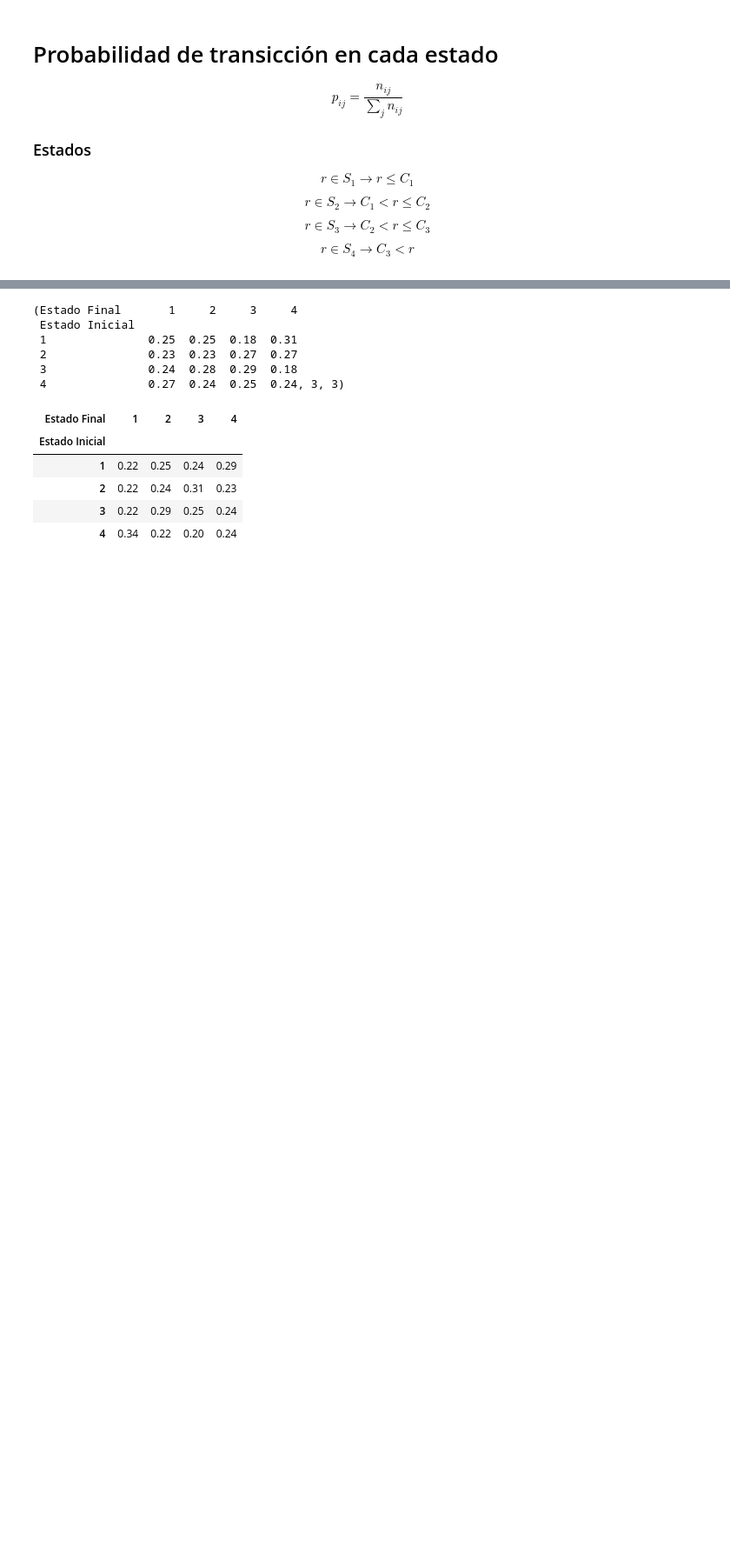
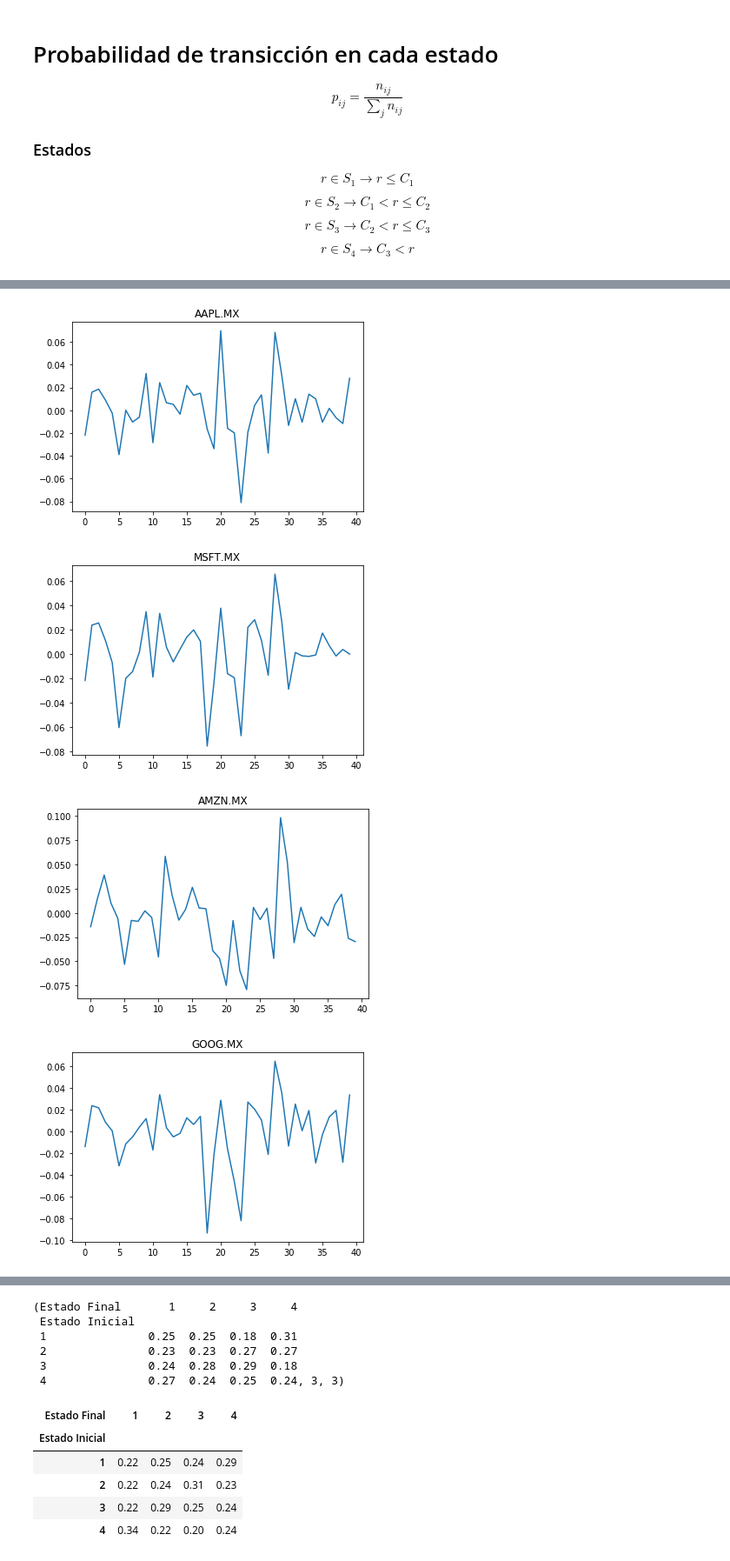
Before and after one commit to leonardo0529/tesis_actuaria, a Jupyter notebook: aplicación/cadenas_markov.ipynb, the cells around one changed output, grey strips where cells are left out. Shown at 87% size. Saved outputs shown, nothing was run; the diff lists cells and outputs as text; code cells hidden in the pictures; blank space fills up the shorter version.

```diff
--- a/aplicación/cadenas_markov.ipynb
+++ b/aplicación/cadenas_markov.ipynb
@@ -20,8 +22,9 @@ $$r \in  S_{3} \rightarrow  C_{2}<r\leq C_{3}$$
 $$r \in S_{4} \rightarrow  C_{3}<r$$
 # %%
 def cadena_markov_t(symbol):
-    def rendimientos(com):return np.diff(np.log(com))*100
-    cierre=list(yf.download(symbol,start='2019-1-1',progress=0)['Close'])
+    def rendimientos(com):return np.diff(np.log(com))
+    cierre=yf.download(symbol,start='2019-1-1',progress=0)['Close']
+    cierre=list(cierre.dropna(axis=0))
     returns=rendimientos(cierre)
     c1,c2,c3=np.quantile(returns,[0.25,0.5,0.75])
     def status_rend(rendimiento):return "1" if rendimiento<=c1 else "2" if rendimiento<=c2 else "3" if rendimiento<=c3 else "4"
@@ -31,8 +34,12 @@ def cadena_markov_t(symbol):
     matrix=[cambios.count(str(i)+str(j))/num_estados[i-1]  if num_estados[i-1]>0 else 0 for i in range(1,5) for j in range(1,5)]
     matrix=[round(m,2) for m in matrix]
     cadena_markov=pd.DataFrame(np.array(matrix).reshape(4,4),columns=[1,2,3,4],index=[1,2,3,4])
-    cadena_markov.index.name='Estado Inicial'
-    cadena_markov.columns.name='Estado Final'
     last_status_rend=int(stat_ren[-1])-1
     vector=list(np.array(cadena_markov)[last_status_rend])
-    return cadena_markov,vector.index(max(vector))+1,last_status_rend+1
+    futuros_rend=sts.norm.rvs(size=100_000)
+    next_status=vector.index(max(vector))+1
+    x={1:futuros_rend[(futuros_rend<=c1) & (futuros_rend>=min(returns))][0],
+      2:futuros_rend[(futuros_rend>c1) & (futuros_rend<=c2)][0],
+      3:futuros_rend[(futuros_rend>c2) & (futuros_rend<=c3)][0],
+      4:futuros_rend[(futuros_rend>c3) & (futuros_rend<=max(returns))][0]}
+    return returns +[x[next_status]]
@@ -38,0 +66,10 @@ def cadena_markov_t(symbol):
+# %%
+for simbol in symbols[:10]:
+    plt.title(simbol)
+    plt.plot(cadena_markov_t(simbol)[-40:])
+    plt.show()
+# %% [output]
+[figure, added]
+[figure, added]
+[figure, added]
+[figure, added]
```
Also changed, not shown: parts of 3 cells of this notebook, 1 other file.
